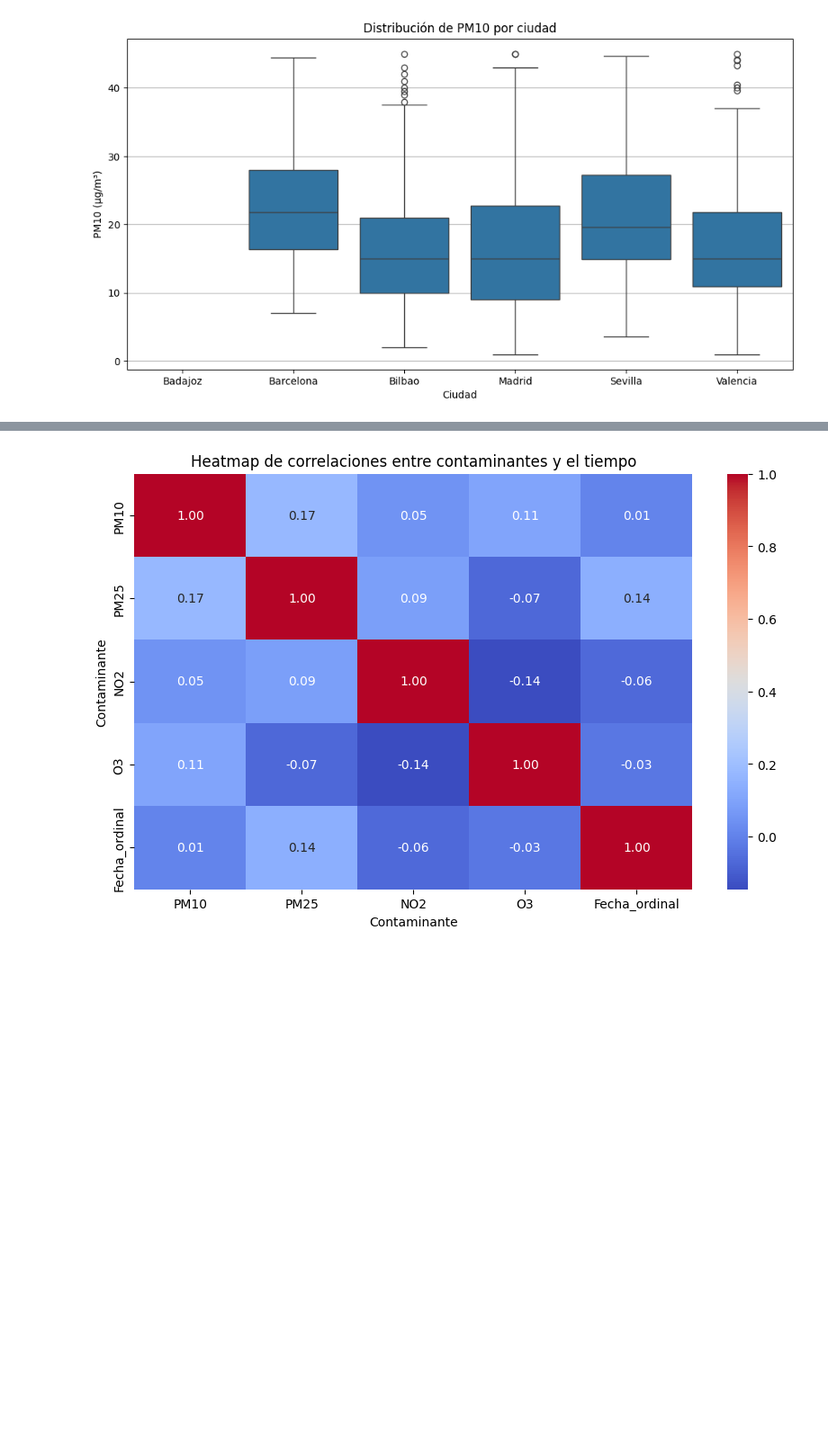
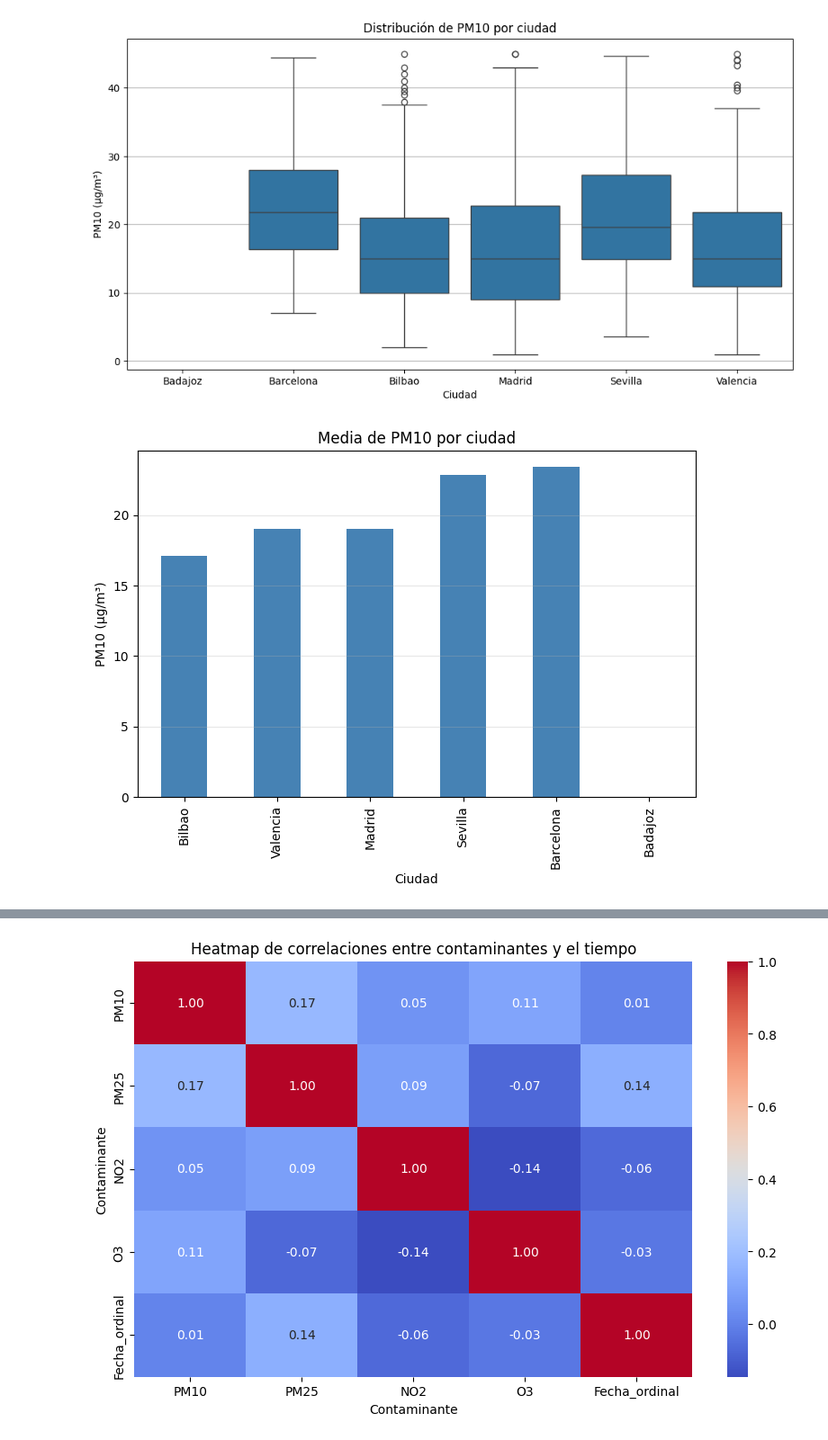
Before and after one commit to Mariasanchezp95/ML_Prediccion_Contaminacion_Atmosferica_Spain, a Jupyter notebook: main.ipynb, the cells around one changed output, grey strips where cells are left out. Shown at 90% size. Cells and saved outputs as stored; diff of their text form; code cells hidden in the pictures; blank space fills up the shorter version.

```diff
--- a/main.ipynb
+++ b/main.ipynb
@@ -616,3 +714,27 @@ plt.savefig("src/img/boxplot_pm10_ciudad.png", dpi=300, bbox_inches="tight")
 plt.show()
 # %% [output]
 [figure]
+# %%
+# 6.3. MINI‑EDA: Gráfico de barras
+
+# Nos ayuda a realizar la comparación entre ciudades.
+
+import matplotlib.pyplot as plt
+
+# Calcular la media de PM10 por ciudad usando df_ciudad
+media_pm10 = df_ciudad.groupby("Ciudad")["PM10"].mean().sort_values()
+
+# Gráfico de barras
+plt.figure(figsize=(8,5))
+media_pm10.plot(kind="bar", color="steelblue")
+
+plt.title("Media de PM10 por ciudad")
+plt.ylabel("PM10 (µg/m³)")
+plt.xlabel("Ciudad")
+plt.grid(axis="y", alpha=0.3)
+
+# Guardar imagen
+plt.savefig("src/img/media_pm10_por_ciudad.png", dpi=300, bbox_inches="tight")
+plt.show()
+# %% [output]
+[figure, added]
```
Also changed, not shown: parts of 20 cells of this notebook, 11 other files.
